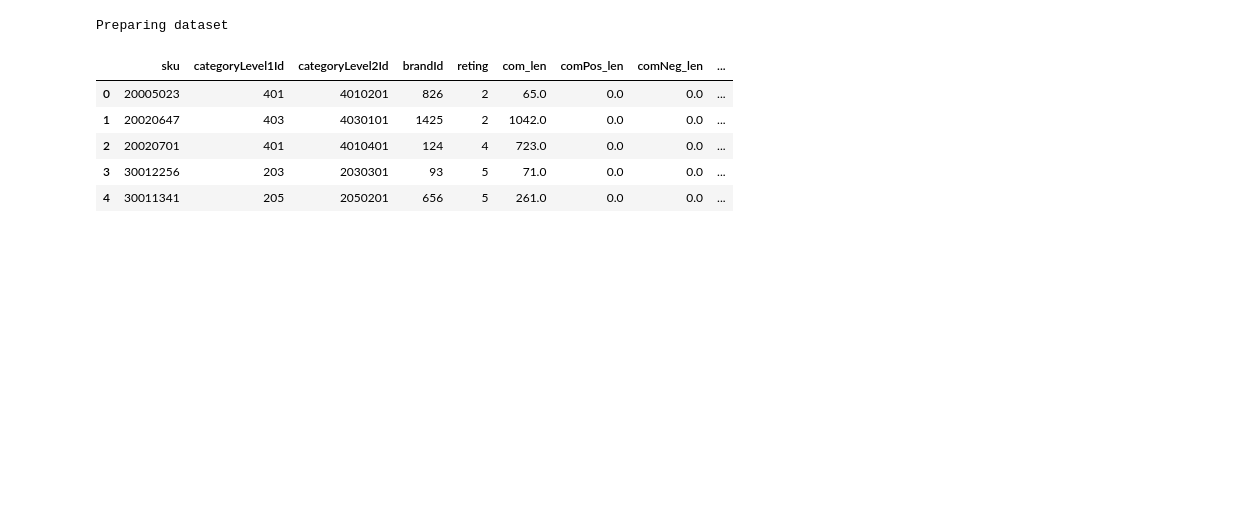
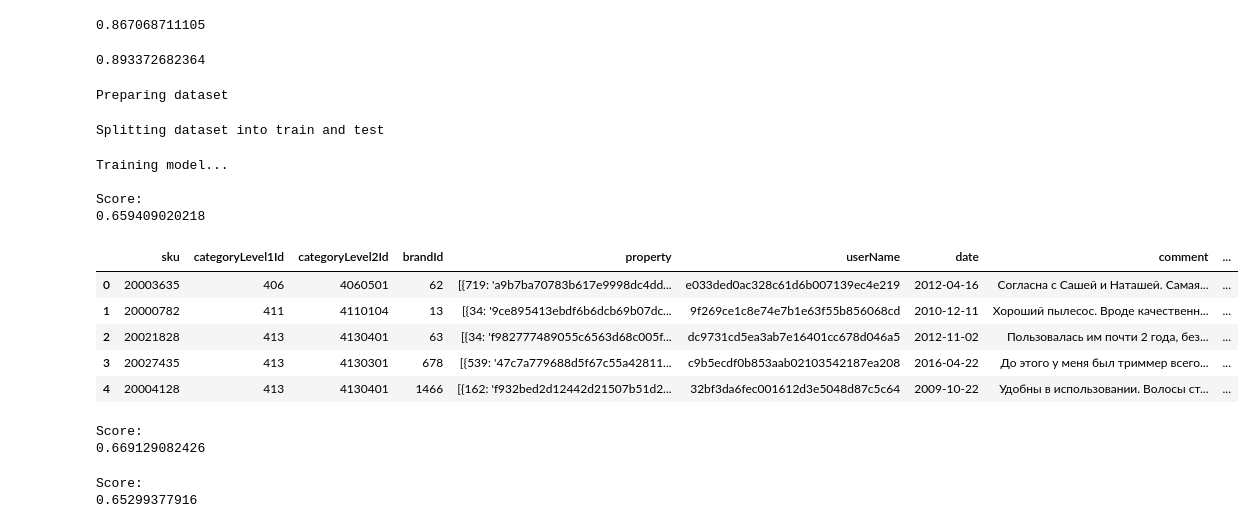
Before and after one commit to vtkuzmin/Hackathon, a Jupyter notebook: Hackathon_main_file.ipynb, the cells around one changed output. Saved outputs shown, nothing was run; the diff lists cells and outputs as text; code cells hidden in the pictures; blank space fills up the shorter version.

Commit message:
X_test_predicted

```diff
--- a/Hackathon_main_file.ipynb
+++ b/Hackathon_main_file.ipynb
@@ -113,3 +146,11 @@ Score:
+# %%
+print(clf.score(tfidf_train, df['reting']))
+# %% [output]
+0.867068711105
+# %%
+print(clf2.score(tfidf_train, df['reting']))
+# %% [output]
+0.893372682364
 # %%
 import math
 import re
@@ -202,11 +243,43 @@ df.reting = df.reting.apply(round)
 # %% [output]
 Preparing dataset
 # %%
-df.to_csv("data_parsed_not_norm.csv", )
+df.to_csv("data_parsed_not_norm.csv", index=False)
-# %% [output]
-|  | sku | categoryLevel1Id | categoryLevel2Id | brandId | reting | com_len | comPos_len | comNeg_len | ... |
-| 0 | 20005023 | 401 | 4010201 | 826 | 2 | 65.0 | 0.0 | 0.0 | ... |
-| 1 | 20020647 | 403 | 4030101 | 1425 | 2 | 1042.0 | 0.0 | 0.0 | ... |
-| 2 | 20020701 | 401 | 4010401 | 124 | 4 | 723.0 | 0.0 | 0.0 | ... |
-| 3 | 30012256 | 203 | 2030301 | 93 | 5 | 71.0 | 0.0 | 0.0 | ... |
-| 4 | 30011341 | 205 | 2050201 | 656 | 5 | 261.0 | 0.0 | 0.0 | ... |
+# %%
+print('Splitting dataset into train and test\n')
+X_train, X_test, y_train, y_test = train_test_split(df.drop(['reting'], axis=1),
+                                                    df['reting'], test_size=0.33)
+
+tfidf = TfidfVectorizer(analyzer = 'word', ngram_range=(1,3)).fit(X_train['parsed'])
+# %% [output]
+Splitting dataset into train and test
+# %%
+tfidf_train = tfidf.transform(X_train['parsed'])
+tfidf_test = tfidf.transform(X_test['parsed'])
+
+print('Training model...\n')
+clf = SVC(C = 1.0, kernel = 'linear').fit(tfidf_train, np.array(y_train))
+print('Score:')
+print(clf.score(tfidf_test, np.array(y_test)))
+# %% [output]
+Training model...
+
+Score:
+0.659409020218
+# %%
+test = pd.read_csv('X_final_test.csv')
+# %%
+test.head()
+# %% [output]
+|  | sku | categoryLevel1Id | categoryLevel2Id | brandId | property | userName | date | comment | ... |
+| 0 | 20003635 | 406 | 4060501 | 62 | [{719: 'a9b7ba70783b617e9998dc4dd... | e033ded0ac328c61d6b007139ec4e219 | 2012-04-16 | Согласна с Сашей и Наташей. Самая... | ... |
+| 1 | 20000782 | 411 | 4110104 | 13 | [{34: '9ce895413ebdf6b6dcb69b07dc... | 9f269ce1c8e74e7b1e63f55b856068cd | 2010-12-11 | Хороший пылесос. Вроде качественн... | ... |
+| 2 | 20021828 | 413 | 4130401 | 63 | [{34: 'f982777489055c6563d68c005f... | dc9731cd5ea3ab7e16401cc678d046a5 | 2012-11-02 | Пользовалась им почти 2 года, без... | ... |
+| 3 | 20027435 | 413 | 4130301 | 678 | [{539: '47c7a779688d5f67c55a42811... | c9b5ecdf0b853aab02103542187ea208 | 2016-04-22 | До этого у меня был триммер всего... | ... |
+| 4 | 20004128 | 413 | 4130401 | 1466 | [{162: 'f932bed2d12442d21507b51d2... | 32bf3da6fec001612d3e5048d87c5c64 | 2009-10-22 | Удобны в использовании. Волосы ст... | ... |
+# %%
+clf = SVC(kernel = 'linear').fit(tfidf_train, np.array(y_train))
+print('Score:')
+print(clf.score(tfidf_test, np.array(y_test)))
+# %% [output]
+Score:
+0.669129082426
@@ -212,0 +301,7 @@ df.to_csv("data_parsed_not_norm.csv", )
+# %%
+clf = SVC(kernel = 'linear').fit(tfidf_train, np.array(y_train))
+print('Score:')
+print(clf.score(tfidf_test, np.array(y_test)))
+# %% [output]
+Score:
+0.65299377916
```
Also changed, not shown: parts of 9 cells of this notebook, 2 other files.
